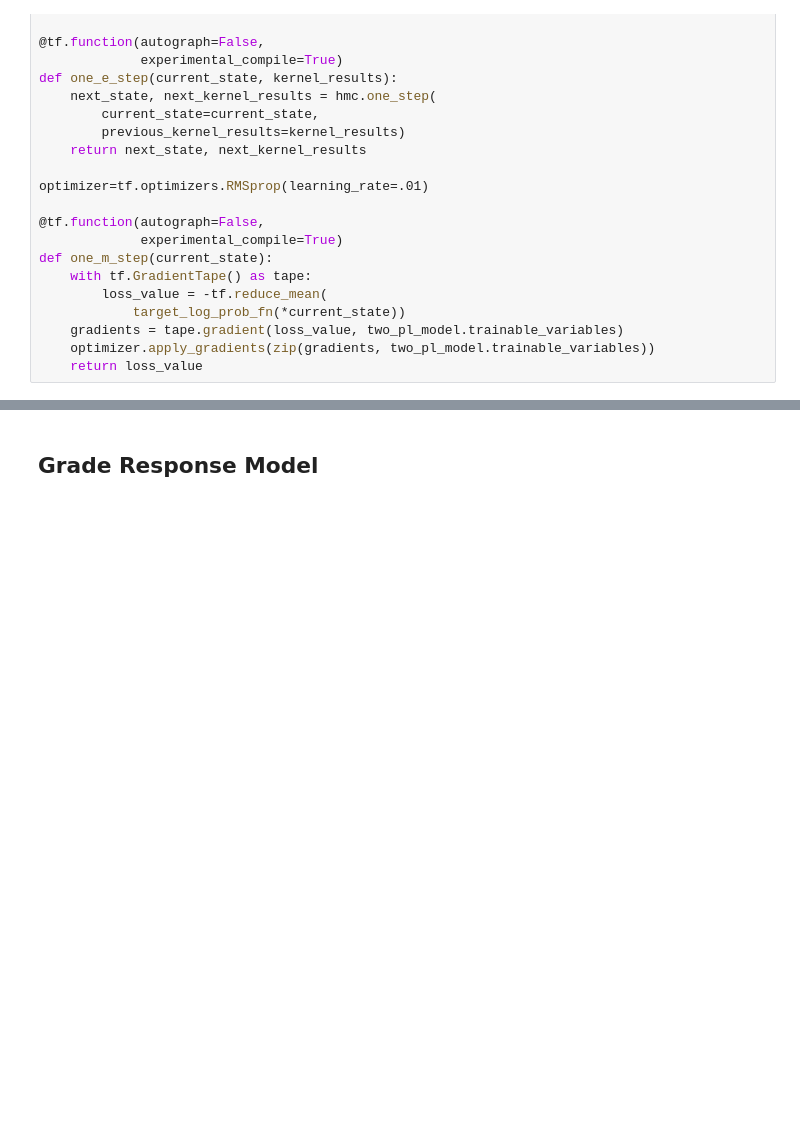
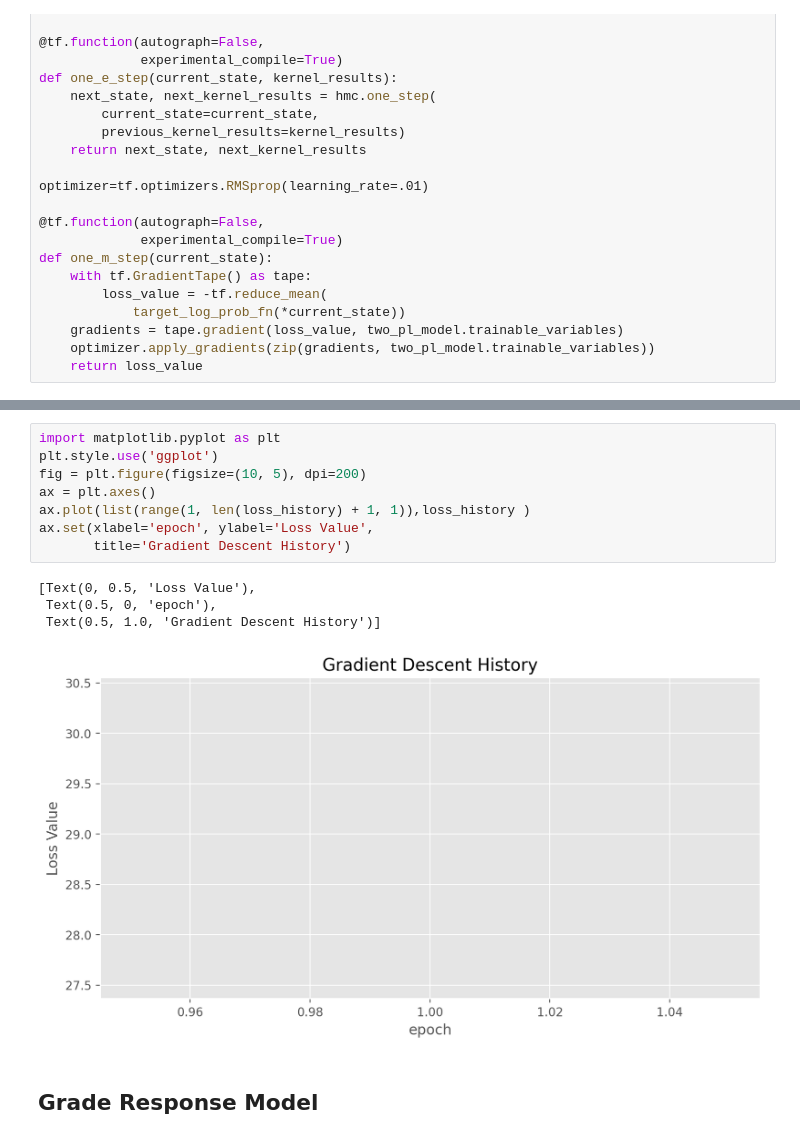
Before and after one commit to psyphh/tism, a Jupyter notebook: tism/_build/jupyter_execute/notebook/lab-tf-example.ipynb, the cells around one changed output, grey strips where cells are left out. Cells and saved outputs as stored; diff of their text form; blank space fills up the shorter version.

```diff
--- a/tism/_build/jupyter_execute/notebook/lab-tf-example.ipynb
+++ b/tism/_build/jupyter_execute/notebook/lab-tf-example.ipynb
@@ -410,3 +410,16 @@ print(np.around(two_pl_model.trainable_variables[1].numpy(), decimals=2))
+# %%
+import matplotlib.pyplot as plt
+plt.style.use('ggplot')
+fig = plt.figure(figsize=(10, 5), dpi=200)
+ax = plt.axes()
+ax.plot(list(range(1, len(loss_history) + 1, 1)),loss_history )
+ax.set(xlabel='epoch', ylabel='Loss Value',
+       title='Gradient Descent History')
+# %% [output]
+[Text(0, 0.5, 'Loss Value'),
+ Text(0.5, 0, 'epoch'),
+ Text(0.5, 1.0, 'Gradient Descent History')]
+[figure, added]
 # %% [markdown]
 ## Grade Response Model
 # %%
```
Also changed, not shown: parts of 8 cells of this notebook, 9 other files.
